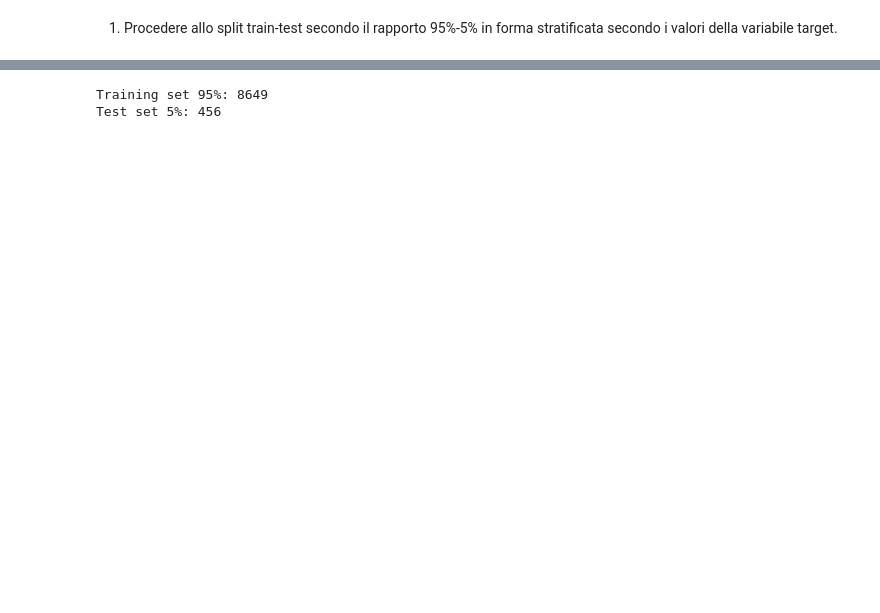
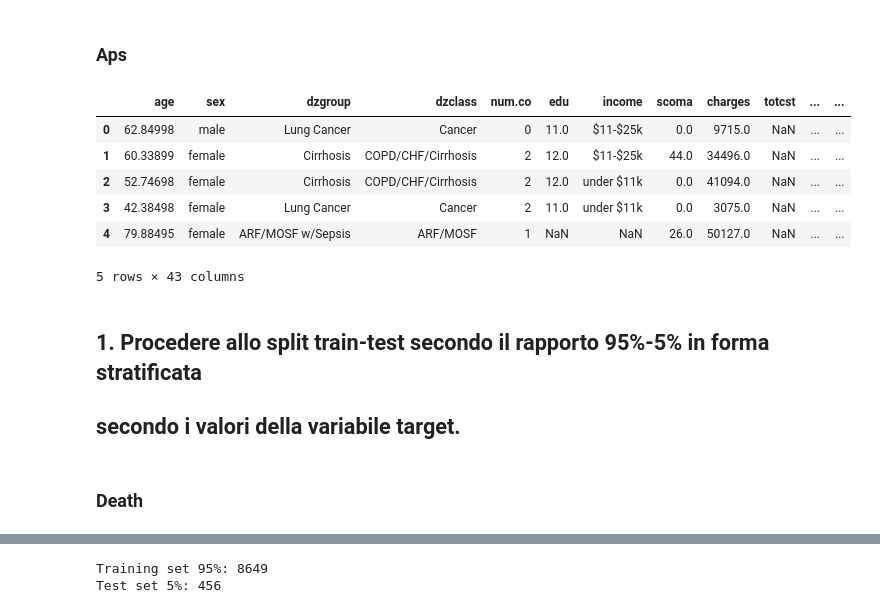
Before and after one commit to Reversiano/BigData2, a Jupyter notebook: Condiviso/Seif/Es5/Es5.ipynb, the cells around one changed output, grey strips where cells are left out. Drawn from its saved outputs; the diff is of its cells as text; code cells hidden in the pictures; blank space fills up the shorter version.

Commit message:
Esercitazione 5 ultimata

```diff
--- a/Condiviso/Seif/Es5/Es5.ipynb
+++ b/Condiviso/Seif/Es5/Es5.ipynb
@@ -49,6 +23,34 @@ print(df2)
+# %% [markdown]
+### Aps
+# %%
+# APS
+import pandas as pd
+import numpy as np
+from sklearn. model_selection import train_test_split
+from sklearn.preprocessing import OrdinalEncoder
+from sklearn.impute import SimpleImputer
+
+df_aps = pd.read_csv("C:\\Users\\pcdis\\Desktop\\Universita\\BigData2\\Condiviso\\Seif\\Es4\\dataset_esercitazione.csv", sep = ',')
+# Rimuoviamo le pochissime righe in cui il target 'aps' è NaN (regola d'oro della regressione)
+df_aps = df_aps.dropna(subset=['aps']).copy()
+X3 = df_aps.drop(columns=['aps'])
+y3 = df_aps['aps']
+
+#df_aps[['aps']].head(20)
+df_aps.head()
+# %% [output]
+|  | age | sex | dzgroup | dzclass | num.co | edu | income | scoma | charges | totcst | ... | ... |
+| 0 | 62.84998 | male | Lung Cancer | Cancer | 0 | 11.0 | $11-$25k | 0.0 | 9715.0 | NaN | ... | ... |
+| 1 | 60.33899 | female | Cirrhosis | COPD/CHF/Cirrhosis | 2 | 12.0 | $11-$25k | 44.0 | 34496.0 | NaN | ... | ... |
+| 2 | 52.74698 | female | Cirrhosis | COPD/CHF/Cirrhosis | 2 | 12.0 | under $11k | 0.0 | 41094.0 | NaN | ... | ... |
+| 3 | 42.38498 | female | Lung Cancer | Cancer | 2 | 11.0 | under $11k | 0.0 | 3075.0 | NaN | ... | ... |
+| 4 | 79.88495 | female | ARF/MOSF w/Sepsis | ARF/MOSF | 1 | NaN | NaN | 26.0 | 50127.0 | NaN | ... | ... |
+5 rows × 43 columns
 # %% [markdown]
-1. Procedere allo split train-test secondo il rapporto 95%-5% in forma stratificata
-secondo i valori della variabile target.
+## 1. Procedere allo split train-test secondo il rapporto 95%-5% in forma stratificata
+## secondo i valori della variabile target.
+# %% [markdown]
+### Death
 # %%
 # DEATH
 from sklearn.model_selection import train_test_split
```
Also changed, not shown: parts of 33 cells of this notebook.
